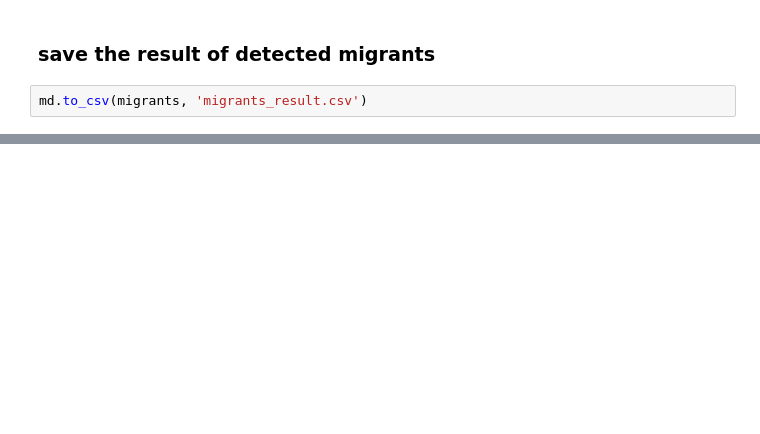
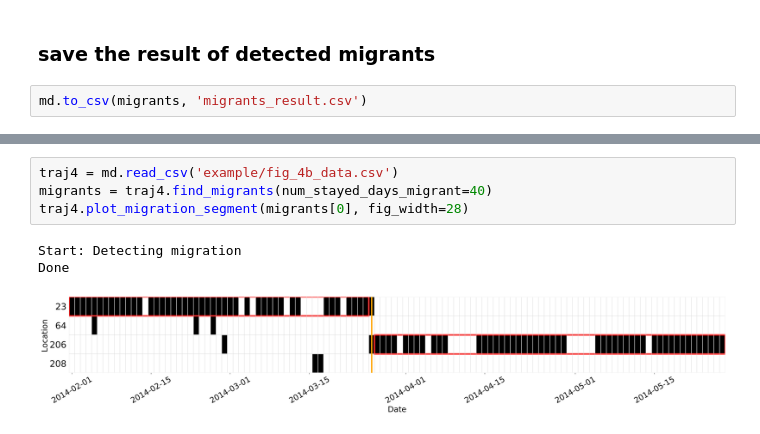
Before and after one commit to g-chi/migration_detector, a Jupyter notebook: demo.ipynb, the cells around one changed output, grey strips where cells are left out. Saved outputs shown, nothing was run; the diff lists cells and outputs as text; blank space fills up the shorter version.

```diff
--- a/demo.ipynb
+++ b/demo.ipynb
@@ -46,0 +68,8 @@ md.to_csv(migrants, 'migrants_result.csv')
+# %%
+traj4 = md.read_csv('example/fig_4b_data.csv')
+migrants = traj4.find_migrants(num_stayed_days_migrant=40)
+traj4.plot_migration_segment(migrants[0], fig_width=28)
+# %% [output]
+Start: Detecting migration
+Done
+[figure, added]
```
Also changed, not shown: parts of 7 cells of this notebook.
